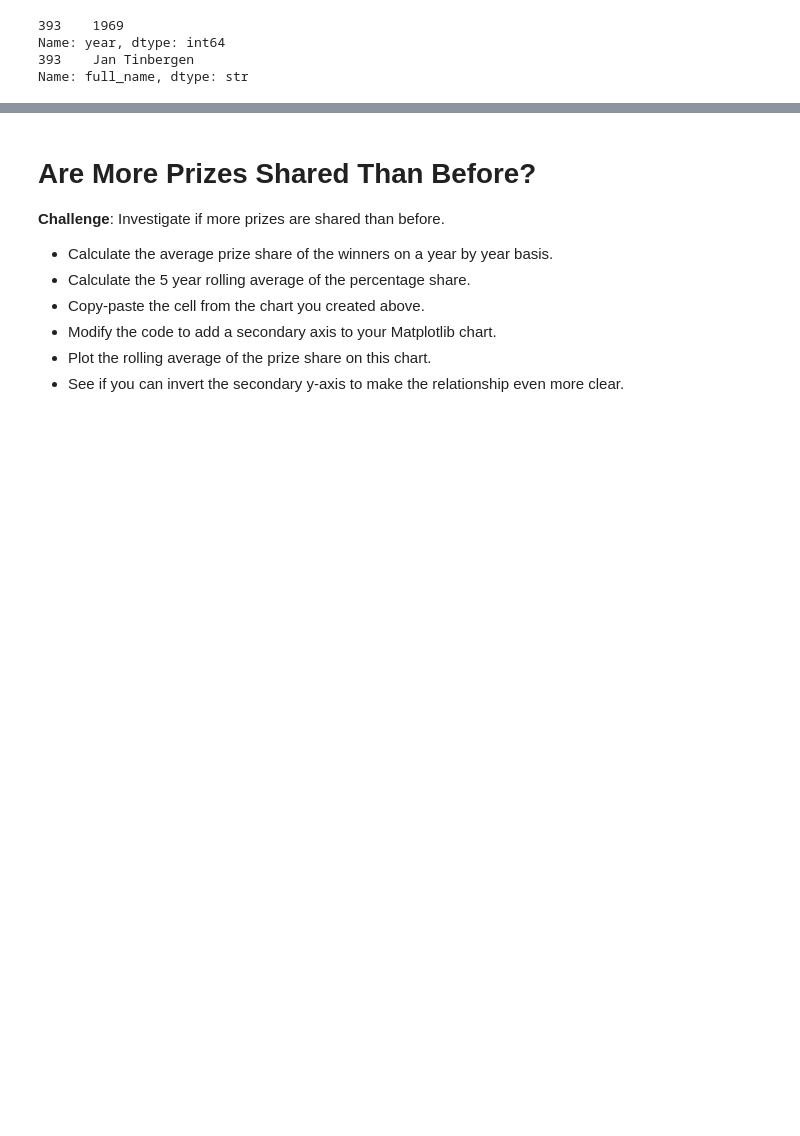
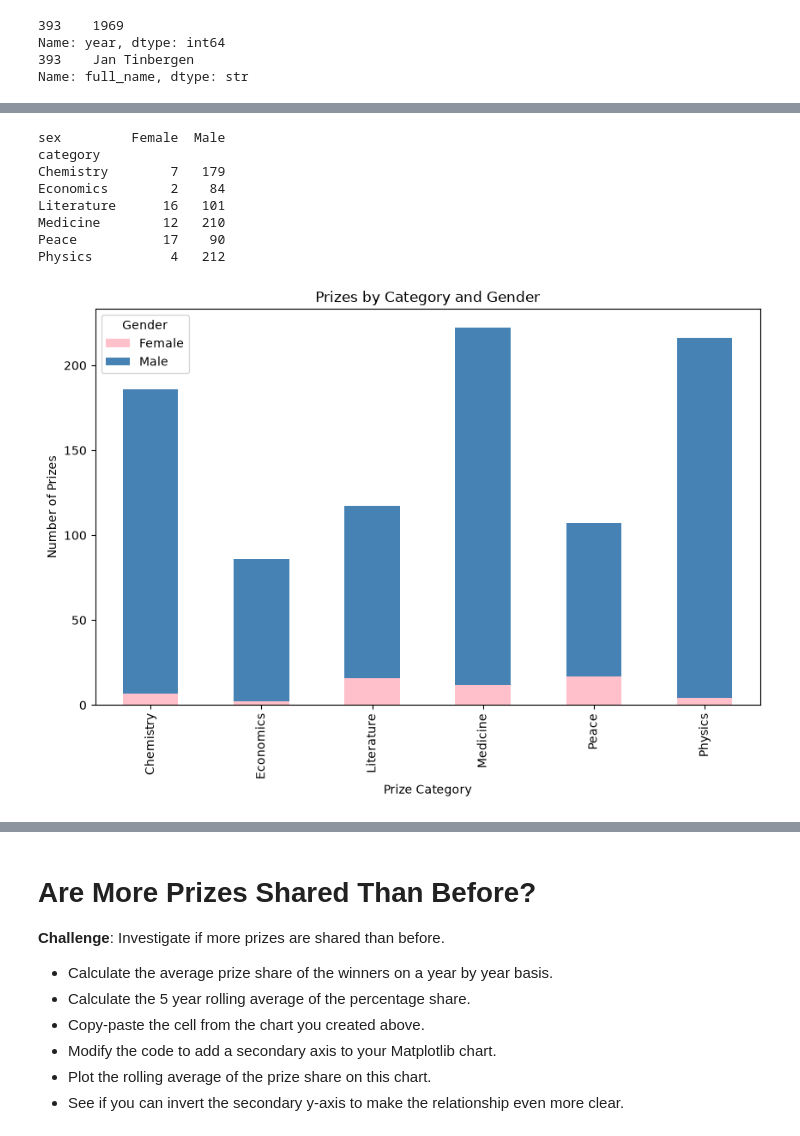
Before and after one commit to Aman88600/100-days-of-code, a Jupyter notebook: Day_79/Nobel+Prize+Analysis+Start/Nobel_Prize_Analysis_(start).ipynb, the cells around one changed output, grey strips where cells are left out. Drawn from its saved outputs; the diff is of its cells as text; code cells hidden in the pictures; blank space fills up the shorter version.

```diff
--- a/Day_79/Nobel+Prize+Analysis+Start/Nobel_Prize_Analysis_(start).ipynb
+++ b/Day_79/Nobel+Prize+Analysis+Start/Nobel_Prize_Analysis_(start).ipynb
@@ -353,6 +353,34 @@ Name: full_name, dtype: str
 * Hover over the bar chart. How many prizes went to women in Literature compared to Physics?
 
 <img src=https://i.imgur.com/od8TfOp.png width=650>
+# %%
+gender_counts = df_data.groupby(["category", "sex"]).size().unstack()
+
+print(gender_counts)
+
+gender_counts.plot(
+    kind="bar",
+    stacked=True,
+    figsize=(10, 6),
+    color=["pink", "steelblue"]
+)
+
+plt.xlabel("Prize Category")
+plt.ylabel("Number of Prizes")
+plt.title("Prizes by Category and Gender")
+plt.legend(title="Gender")
+
+plt.show()
+# %% [output]
+sex         Female  Male
+category
+Chemistry        7   179
+Economics        2    84
+Literature      16   101
+Medicine        12   210
+Peace           17    90
+Physics          4   212
+[figure, added]
 # %% [markdown]
 # Number of Prizes Awarded Over Time
 
```
Also changed, not shown: parts of 6 cells of this notebook.
